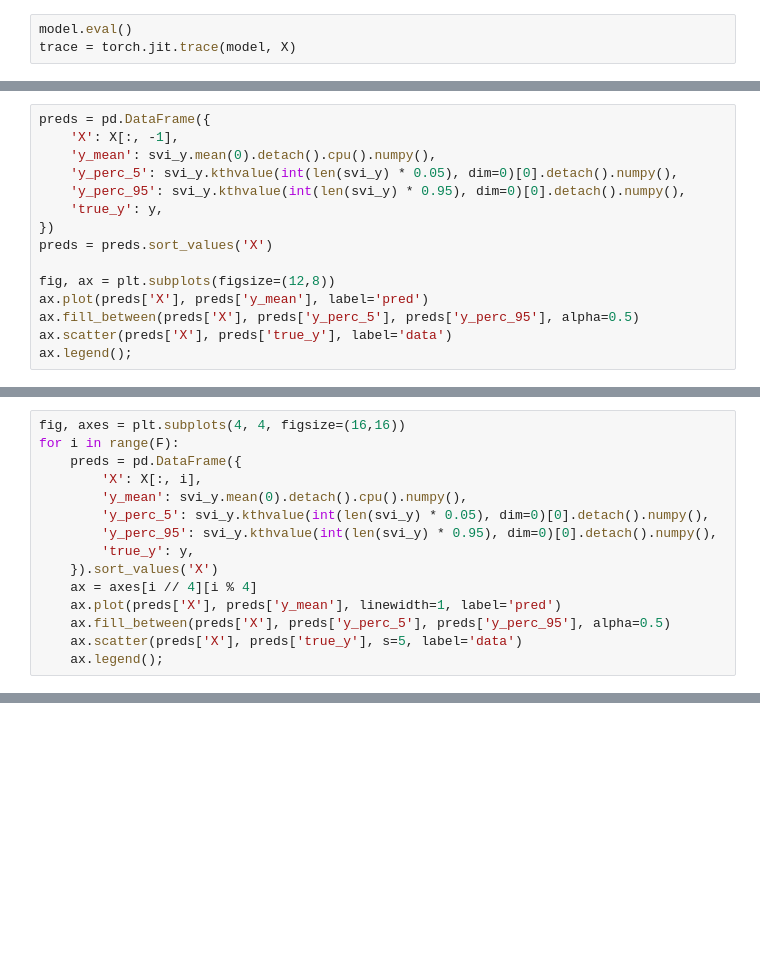
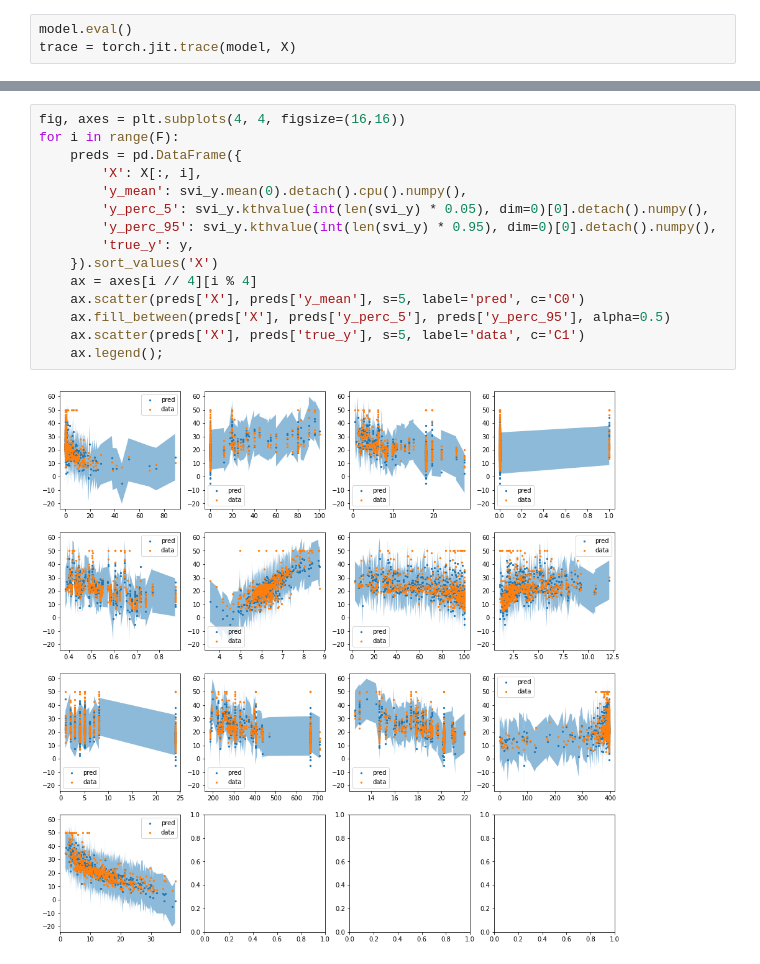
Before and after one commit to pyhh/pytorch-examples, a Jupyter notebook: pyro.ipynb, the cells around one changed output, grey strips where cells are left out. Drawn from its saved outputs; the diff is of its cells as text; blank space fills up the shorter version.

```diff
--- a/pyro.ipynb
+++ b/pyro.ipynb
@@ -160,15 +139,0 @@ def forward(self,
-# %%
-preds = pd.DataFrame({
-    'X': X[:, -1],
-    'y_mean': svi_y.mean(0).detach().cpu().numpy(),
-    'y_perc_5': svi_y.kthvalue(int(len(svi_y) * 0.05), dim=0)[0].detach().numpy(),
-    'y_perc_95': svi_y.kthvalue(int(len(svi_y) * 0.95), dim=0)[0].detach().numpy(),
-    'true_y': y,
-})
-preds = preds.sort_values('X')
-
-fig, ax = plt.subplots(figsize=(12,8))
-ax.plot(preds['X'], preds['y_mean'], label='pred')
-ax.fill_between(preds['X'], preds['y_perc_5'], preds['y_perc_95'], alpha=0.5)
-ax.scatter(preds['X'], preds['true_y'], label='data')
-ax.legend();
@@ -177,15 +139,0 @@ ax.legend();
-# %%
-fig, axes = plt.subplots(4, 4, figsize=(16,16))
-for i in range(F):
-    preds = pd.DataFrame({
-        'X': X[:, i],
-        'y_mean': svi_y.mean(0).detach().cpu().numpy(),
-        'y_perc_5': svi_y.kthvalue(int(len(svi_y) * 0.05), dim=0)[0].detach().numpy(),
-        'y_perc_95': svi_y.kthvalue(int(len(svi_y) * 0.95), dim=0)[0].detach().numpy(),
-        'true_y': y,
-    }).sort_values('X')
-    ax = axes[i // 4][i % 4]
-    ax.plot(preds['X'], preds['y_mean'], linewidth=1, label='pred')
-    ax.fill_between(preds['X'], preds['y_perc_5'], preds['y_perc_95'], alpha=0.5)
-    ax.scatter(preds['X'], preds['true_y'], s=5, label='data')
-    ax.legend();
@@ -193,0 +160,17 @@ for i in range(F):
+# %%
+fig, axes = plt.subplots(4, 4, figsize=(16,16))
+for i in range(F):
+    preds = pd.DataFrame({
+        'X': X[:, i],
+        'y_mean': svi_y.mean(0).detach().cpu().numpy(),
+        'y_perc_5': svi_y.kthvalue(int(len(svi_y) * 0.05), dim=0)[0].detach().numpy(),
+        'y_perc_95': svi_y.kthvalue(int(len(svi_y) * 0.95), dim=0)[0].detach().numpy(),
+        'true_y': y,
+    }).sort_values('X')
+    ax = axes[i // 4][i % 4]
+    ax.scatter(preds['X'], preds['y_mean'], s=5, label='pred', c='C0')
+    ax.fill_between(preds['X'], preds['y_perc_5'], preds['y_perc_95'], alpha=0.5)
+    ax.scatter(preds['X'], preds['true_y'], s=5, label='data', c='C1')
+    ax.legend();
+# %% [output]
+[figure, added]
```
Also changed, not shown: parts of 11 cells of this notebook, 1 other file.
